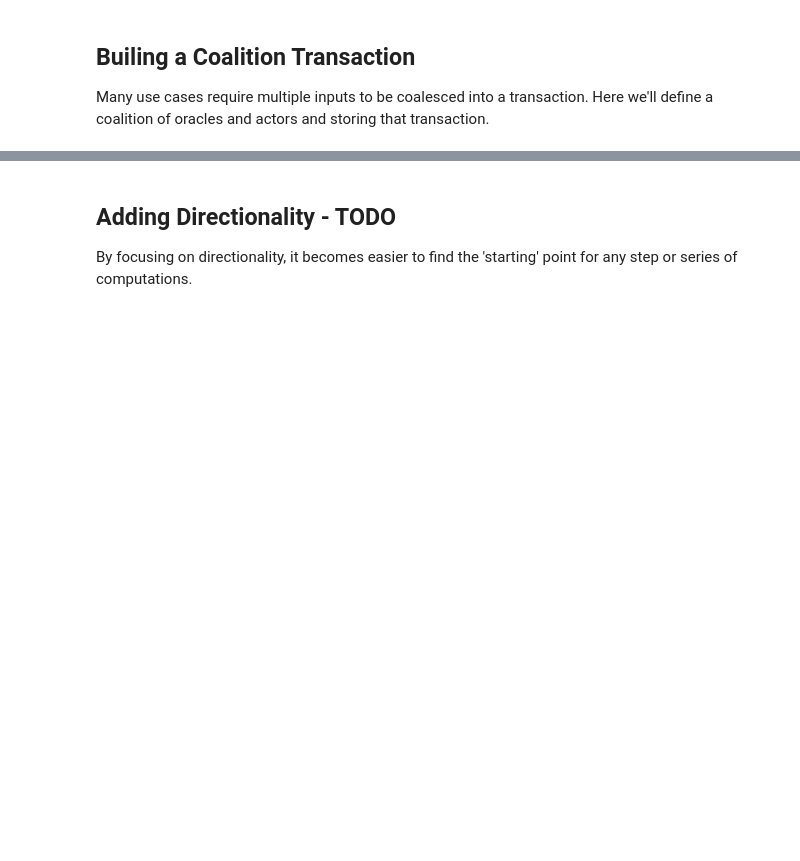
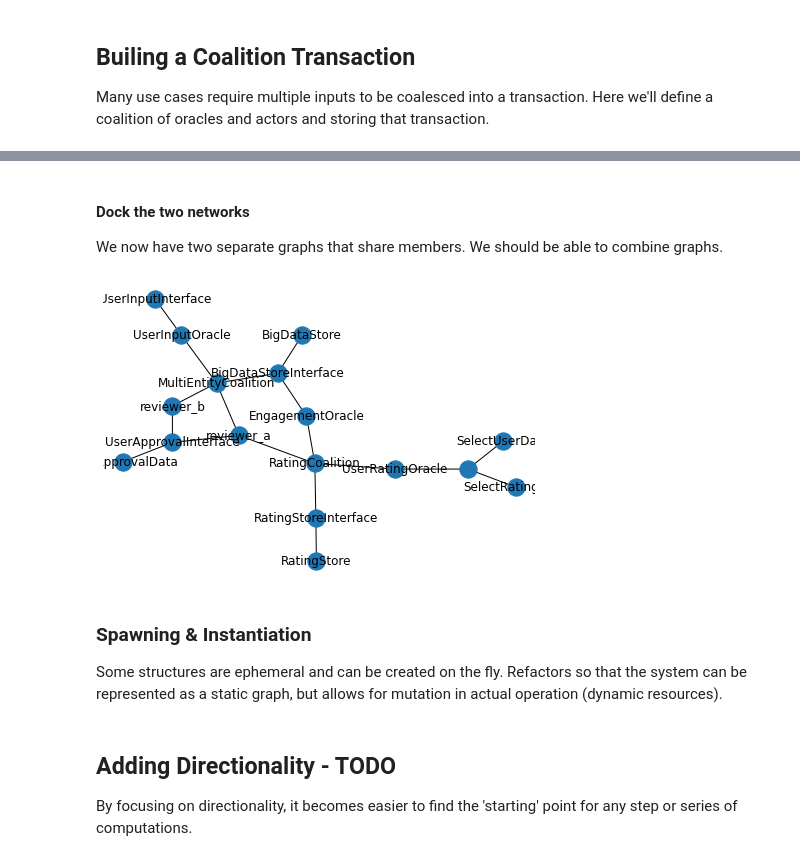
Before and after one commit to newnativeabq/graphdao, a Jupyter notebook: DaoGraphPOC.ipynb, the cells around one changed output, grey strips where cells are left out. Saved outputs shown, nothing was run; the diff lists cells and outputs as text; code cells hidden in the pictures; blank space fills up the shorter version.

Commit message:
ENH: Completed POC docked reputation system part 1

```diff
--- a/DaoGraphPOC.ipynb
+++ b/DaoGraphPOC.ipynb
@@ -896,3 +1055,17 @@ True
+# %% [markdown]
+#### Dock the two networks
+We now have two separate graphs that share members.  We should be able to combine graphs.
+# %%
+reputation_network = DGraph()
+reputation_network.compose(dgraph)
+reputation_network.compose(dgraph_b)
+
+reputation_network.draw(with_labels=True)
+# %% [output]
+[figure, added]
+# %% [markdown]
+### Spawning & Instantiation
+Some structures are ephemeral and can be created on the fly.  Refactors so that the system can be represented as a static graph, but allows for mutation in actual operation (dynamic resources).
 # %% [markdown]
 ## Adding Directionality - TODO
 By focusing on directionality, it becomes easier to find the 'starting' point for any step or series of computations.
```
Also changed, not shown: parts of 8 cells of this notebook, 7 other files.
